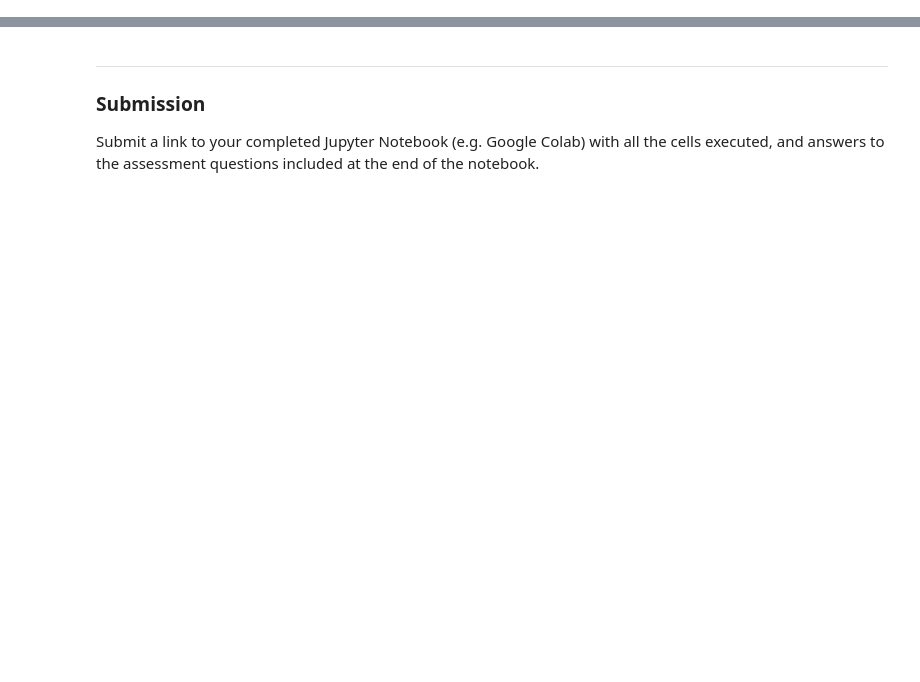
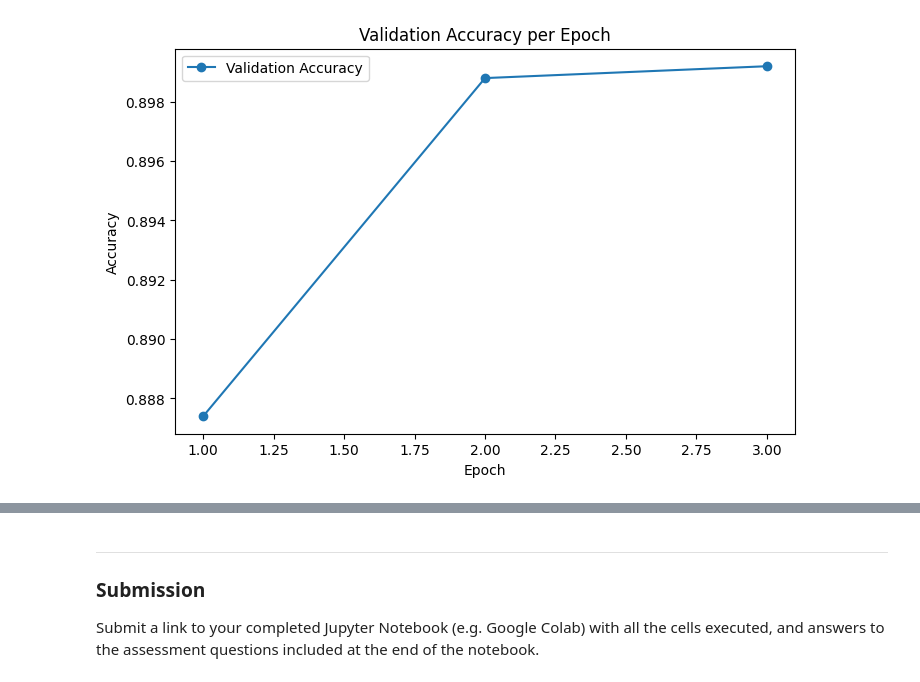
Before and after one commit to jcp-tech/Seneca_Class_Notes, a Jupyter notebook: Semester 2/AIG220 - Deep Learning/Projects/Project 4/Project_4.ipynb, the cells around one changed output, grey strips where cells are left out. Drawn from its saved outputs; the diff is of its cells as text; code cells hidden in the pictures; blank space fills up the shorter version.

```diff
--- a/Semester 2/AIG220 - Deep Learning/Projects/Project 4/Project_4.ipynb
+++ b/Semester 2/AIG220 - Deep Learning/Projects/Project 4/Project_4.ipynb
@@ -49,0 +261,11 @@ Answer the following questions in detail.
+# %%
+if all(x is not None for x in val_accuracy):
+    plt.figure(figsize=(8,5))
+    plt.plot(range(1, len(val_accuracy)+1), val_accuracy, marker='o', label='Validation Accuracy')
+    plt.xlabel('Epoch')
+    plt.ylabel('Accuracy')
+    plt.title('Validation Accuracy per Epoch')
+    plt.legend()
+    plt.show()
+# %% [output]
+[figure, added]
```
Also changed, not shown: parts of 33 cells of this notebook, 1 other file.
